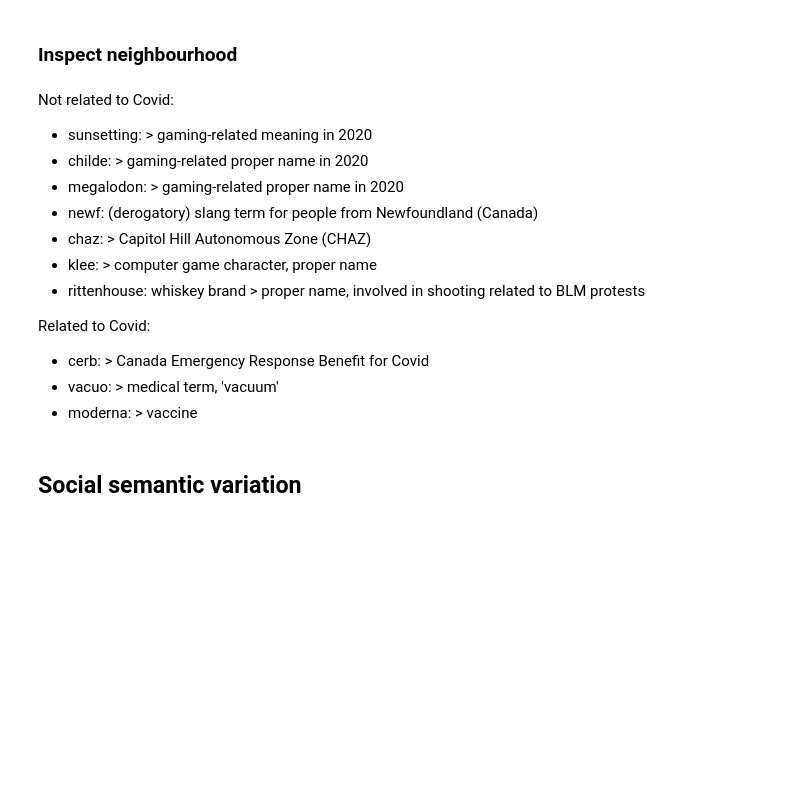
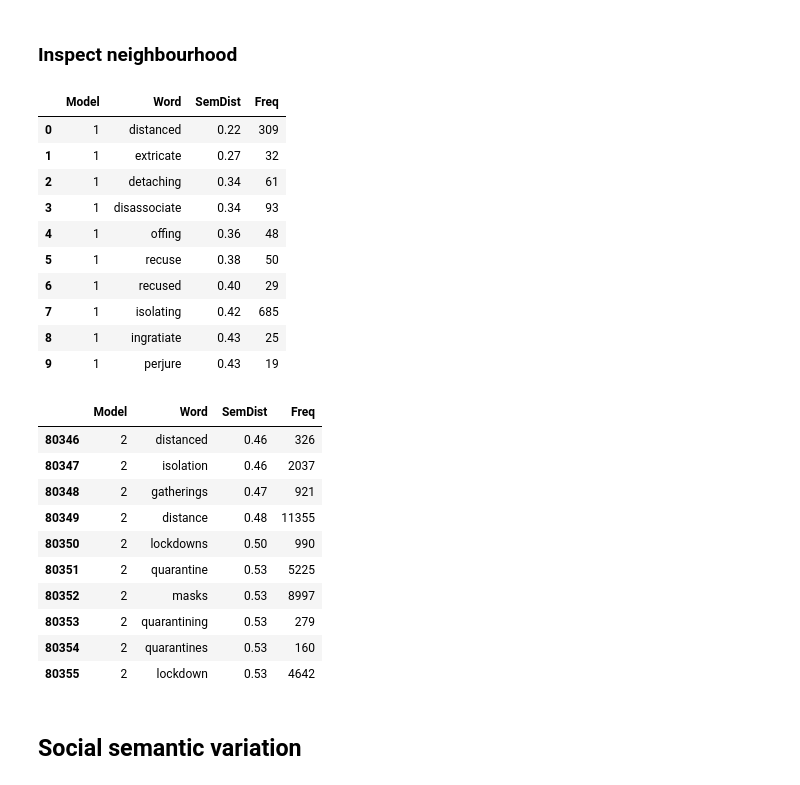
Before and after one commit to wuqui/neocov, a Jupyter notebook: index.ipynb, the cells around one changed output. Drawn from its saved outputs; the diff is of its cells as text; code cells hidden in the pictures; blank space fills up the shorter version.

```diff
--- a/index.ipynb
+++ b/index.ipynb
@@ -166,33 +164,40 @@ sem_change_cands_out.to_csv(
 # %% [markdown]
 ### Inspect neighbourhood
 # %%
-LEX_NBS = 'lockdowns'
+LEX_NBS = 'distancing'
 # %%
 nbs_model_1, nbs_model_2 = get_nearest_neighbours_models(
     lex=LEX_NBS,
-    freq_min=1,
+    freq_min=10,
     model_1=model_2019,
     model_2=model_2020,
     k=10
 )
 
 display(
     nbs_model_1,
     nbs_model_2
 )
+# %% [output]
+|  | Model | Word | SemDist | Freq |
+| 0 | 1 | distanced | 0.22 | 309 |
+| 1 | 1 | extricate | 0.27 | 32 |
+| 2 | 1 | detaching | 0.34 | 61 |
+| 3 | 1 | disassociate | 0.34 | 93 |
+| 4 | 1 | offing | 0.36 | 48 |
+| 5 | 1 | recuse | 0.38 | 50 |
+| 6 | 1 | recused | 0.40 | 29 |
+| 7 | 1 | isolating | 0.42 | 685 |
+| 8 | 1 | ingratiate | 0.43 | 25 |
+| 9 | 1 | perjure | 0.43 | 19 |
+|  | Model | Word | SemDist | Freq |
+| 80346 | 2 | distanced | 0.46 | 326 |
+| 80347 | 2 | isolation | 0.46 | 2037 |
+| 80348 | 2 | gatherings | 0.47 | 921 |
+| 80349 | 2 | distance | 0.48 | 11355 |
+| 80350 | 2 | lockdowns | 0.50 | 990 |
+| 80351 | 2 | quarantine | 0.53 | 5225 |
+| 80352 | 2 | masks | 0.53 | 8997 |
+| 80353 | 2 | quarantining | 0.53 | 279 |
+| 80354 | 2 | quarantines | 0.53 | 160 |
+| 80355 | 2 | lockdown | 0.53 | 4642 |
-# %% [markdown]
-Not related to Covid:
-
-- sunsetting: > gaming-related meaning in 2020
-- childe: > gaming-related proper name in 2020
-- megalodon: > gaming-related proper name in 2020
-- newf: (derogatory) slang term for people from Newfoundland (Canada)
-- chaz: > Capitol Hill Autonomous Zone (CHAZ)
-- klee: > computer game character, proper name
-- rittenhouse: whiskey brand > proper name, involved in shooting related to BLM protests
-
-Related to Covid:
-
-- cerb: > Canada Emergency Response Benefit for Covid
-- vacuo: > medical term, 'vacuum'
-- moderna: > vaccine
```
Also changed, not shown: parts of 27 cells of this notebook, 10 other files.
